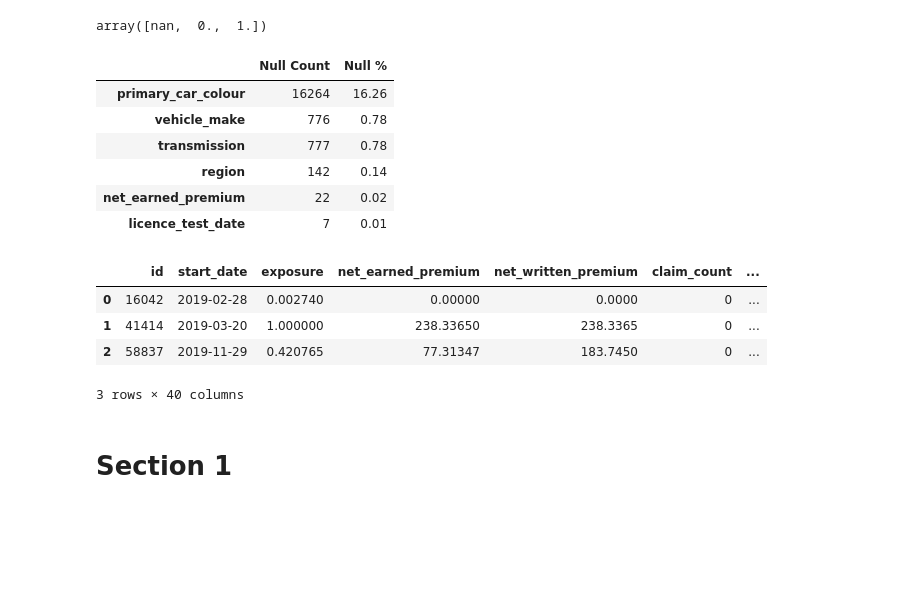
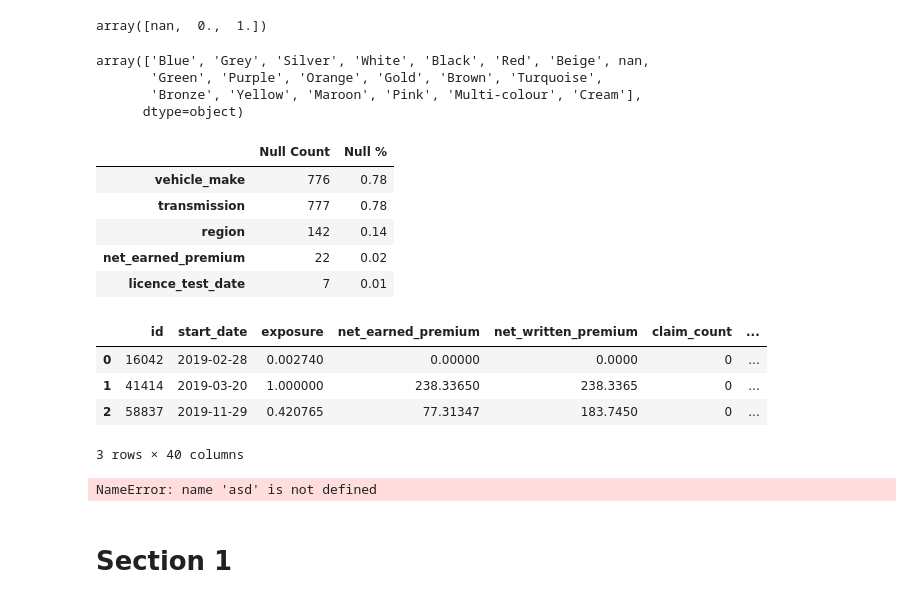
Before and after one commit to KemalYukselir/Hastings-Task, a Jupyter notebook: main.ipynb, the cells around one changed output. Cells and saved outputs as stored; diff of their text form; code cells hidden in the pictures; blank space fills up the shorter version.

Commit message:
set nulls to "Missing" for primary car colours

```diff
--- a/main.ipynb
+++ b/main.ipynb
@@ -192,6 +192,8 @@ Columns that contain null value:
     - earned premiun and incurred at negative?
 # %% [markdown]
 ## Cleaning Missing/Unusual Values
+# %%
+insurance_df_clean = insurance_df.copy()
 # %%
 
 def null_percentages(df):
@@ -244,12 +246,22 @@ incurred_cols = [
 ]
 # %%
 for col in incurred_cols:
-    insurance_df[col] = insurance_df[col].apply(lambda x: 0 if pd.isna(x) else x)
+    insurance_df_clean[col] = insurance_df_clean[col].apply(lambda x: 0 if pd.isna(x) else x)
+# %%
+insurance_df_clean['primary_car_colour'].unique()
+# %% [output]
+array(['Blue', 'Grey', 'Silver', 'White', 'Black', 'Red', 'Beige', nan,
+       'Green', 'Purple', 'Orange', 'Gold', 'Brown', 'Turquoise',
+       'Bronze', 'Yellow', 'Maroon', 'Pink', 'Multi-colour', 'Cream'],
+      dtype=object)
+# %%
+insurance_df_clean['primary_car_colour'] = insurance_df_clean['primary_car_colour'].apply(
+    lambda x: 'Missing' if pd.isna(x) else x
+)
 # %%
-null_percentages(insurance_df)
+null_percentages(insurance_df_clean)
 # %% [output]
 |  | Null Count | Null % |
-| primary_car_colour | 16264 | 16.26 |
 | vehicle_make | 776 | 0.78 |
 | transmission | 777 | 0.78 |
 | region | 142 | 0.14 |
@@ -263,6 +275,10 @@ insurance_df.head(3)
 | 1 | 41414 | 2019-03-20 | 1.000000 | 238.33650 | 238.3365 | 0 | ... |
 | 2 | 58837 | 2019-11-29 | 0.420765 | 77.31347 | 183.7450 | 0 | ... |
 3 rows × 40 columns
+# %%
+asd
+# %% [output]
+NameError: name 'asd' is not defined
 # %% [markdown]
 # Section 1
 # %% [markdown]
```
Also changed, not shown: parts of 3 cells of this notebook.
